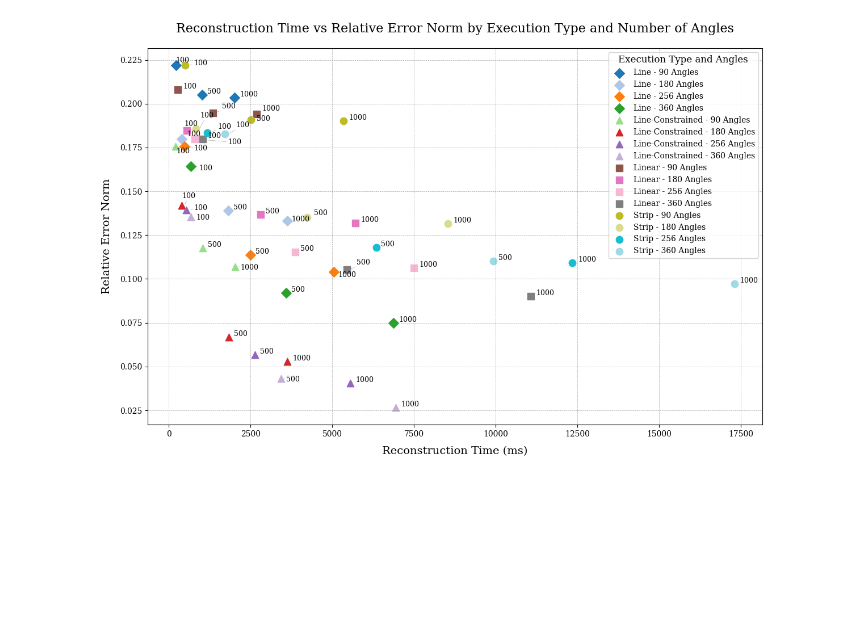
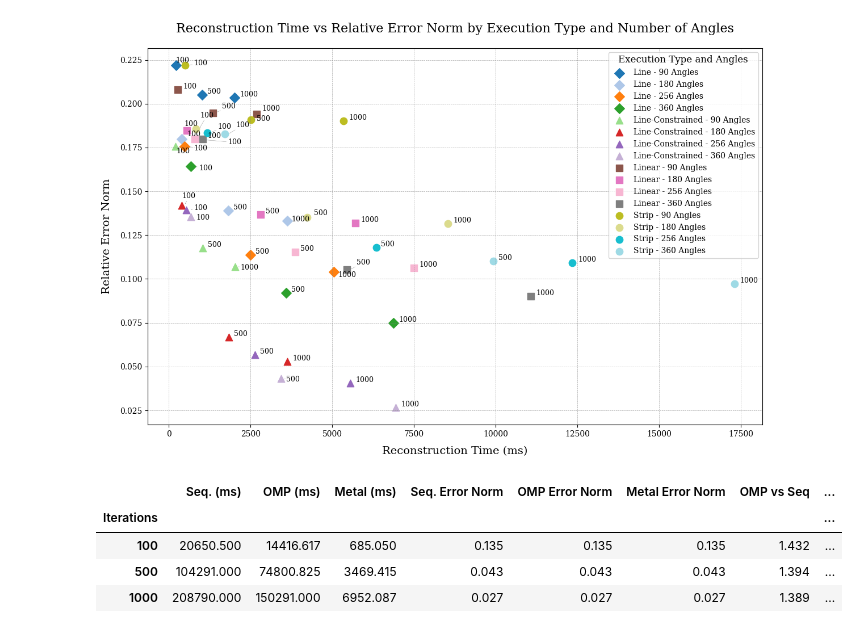
Before and after one commit to ksuraev/Cimmino-Phantom-Reconstruction, a Jupyter notebook: plots.ipynb, the cells around one changed output. Cells and saved outputs as stored; diff of their text form; code cells hidden in the pictures; blank space fills up the shorter version.

Commit message:
Add performance logs for OpenMP and Metal implementations to analysis notebook

```diff
--- a/plots.ipynb
+++ b/plots.ipynb
@@ -419,3 +419,76 @@ plt.tight_layout()
 plt.show()
 # %% [output]
 [figure]
+# %%
+# Log best reconstructions across all implementations
+df_other = pd.read_csv('Other-Implementations/logs/performance_log.csv')
+df_metal = pd.read_csv('metal-logs/relaxation_experiment_log.csv')
+
+# Combine both datasets into one DataFrame
+df_other['Source'] = 'Other'
+df_metal['Source'] = 'Metal'
+df_metal['ReconstructionTime_ms'] = pd.to_numeric(df_metal['ReconstructionTime_ms'], errors='coerce')
+df_metal['FinalErrorNorm'] = pd.to_numeric(df_metal['FinalErrorNorm'], errors='coerce')
+
+df_other = df_other[(df_other['ExecutionType'] == 'openmp-enhanced') | (df_other['ExecutionType'] == 'Sequential-enhanced')]
+df_metal = df_metal[(df_metal['ExecutionType'] == 'Metal-line-constrained') & (df_metal['RelaxationFactor'] == 350)]
+df_combined = pd.concat([df_other, df_metal], ignore_index=True)
+df_combined = df_combined[(df_combined['ImageWidth']==256) & (df_combined['NumAngles']==360)]
+
+# Group by ExecutionType, NumIterations, and Source, and calculate mean for both columns
+grouped = df_combined.groupby(['Source', 'ExecutionType', 'NumIterations'])[['ReconstructionTime_ms', 'FinalErrorNorm']].mean()
+
+grouped.reset_index(inplace=True)
+grouped = grouped[(grouped['NumIterations'] != 50) & (grouped['NumIterations'] <= 1000)]
+df_other = df_other.dropna(subset=['FinalErrorNorm'])
+grouped = grouped[grouped['FinalErrorNorm'] > 0]
+
+
+# Pivot the data to create a single DataFrame
+pivoted = grouped.pivot(index='NumIterations', columns=['Source', 'ExecutionType'], values=['ReconstructionTime_ms', 'FinalErrorNorm'])
+
+# Flatten the multi-level columns for easier readability
+pivoted.columns = ['_'.join(col).strip() for col in pivoted.columns.values]
+pivoted = pivoted.rename_axis('Iterations', axis='index')
+
+pivoted = pivoted.rename(columns={
+    'ReconstructionTime_ms_Other_Sequential-enhanced': 'Seq. (ms)',
+    'ReconstructionTime_ms_Other_openmp-enhanced': 'OMP (ms)',
+    'FinalErrorNorm_Other_Sequential-enhanced': 'Seq. Error Norm',
+    'FinalErrorNorm_Other_openmp-enhanced': 'OMP Error Norm',
+    'ReconstructionTime_ms_Metal_Metal-line-constrained': 'Metal (ms)',
+    'FinalErrorNorm_Metal_Metal-line-constrained': 'Metal Error Norm'
+})
+
+# Define the new column order
+new_column_order = [
+    'Seq. (ms)',
+    'OMP (ms)',
+    'Metal (ms)',
+    'Seq. Error Norm',
+    'OMP Error Norm',
+    'Metal Error Norm'
+]
+
+# Reorder the columns
+pivoted = pivoted[new_column_order]
+
+# Add speedup columns
+pivoted['OMP vs Seq'] = pivoted['Seq. (ms)'] / pivoted['OMP (ms)']
+pivoted['Metal vs Seq'] = pivoted['Seq. (ms)'] / pivoted['Metal (ms)']
+pivoted['Metal vs OMP'] = pivoted['OMP (ms)'] / pivoted['Metal (ms)']
+
+# Calculate the global minimum and maximum across the selected columns
+vmin = pivoted[['OMP vs Seq', 'Metal vs Seq', 'Metal vs OMP']].min().min()
+vmax = pivoted[['OMP vs Seq', 'Metal vs Seq', 'Metal vs OMP']].max().max()
+
+# Apply the gradient with consistent vmin and vmax
+styled_table = pivoted.style.format(precision=3)\
+    .background_gradient(subset=['OMP vs Seq', 'Metal vs Seq', 'Metal vs OMP'], cmap='Blues', vmin=vmin, vmax=vmax)
+styled_table
+# %% [output]
+|  | Seq. (ms) | OMP (ms) | Metal (ms) | Seq. Error Norm | OMP Error Norm | Metal Error Norm | OMP vs Seq | ... |
+| Iterations |  |  |  |  |  |  |  | ... |
+| 100 | 20650.500 | 14416.617 | 685.050 | 0.135 | 0.135 | 0.135 | 1.432 | ... |
+| 500 | 104291.000 | 74800.825 | 3469.415 | 0.043 | 0.043 | 0.043 | 1.394 | ... |
+| 1000 | 208790.000 | 150291.000 | 6952.087 | 0.027 | 0.027 | 0.027 | 1.389 | ... |
```
Also changed, not shown: 2 other files.
